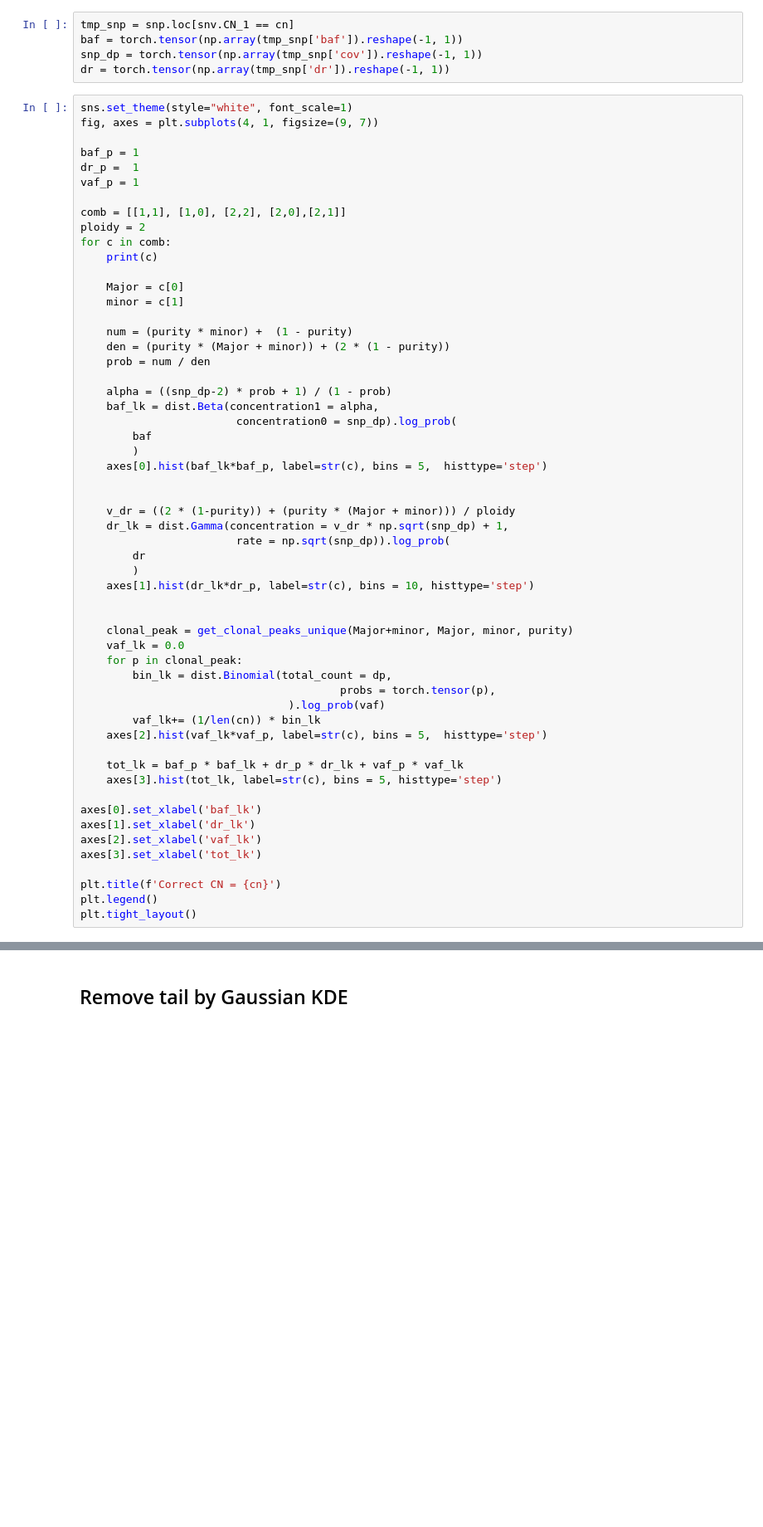
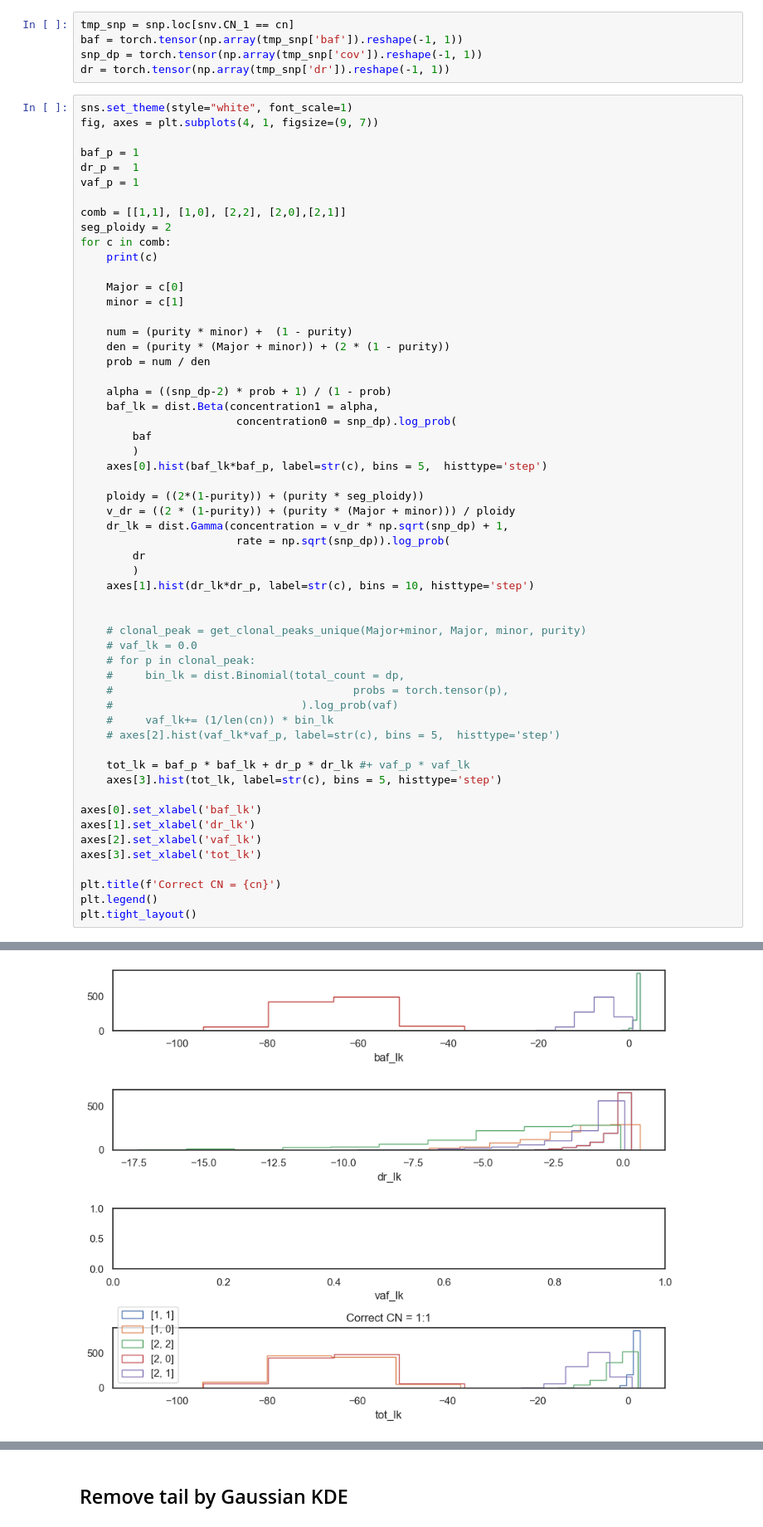
Before and after one commit to valerianilucrezia/utils_locate, a Jupyter notebook: testing/test_vaf.ipynb, the cells around one changed output, grey strips where cells are left out. Shown at 83% size. Drawn from its saved outputs; the diff is of its cells as text; blank space fills up the shorter version.

```diff
--- a/testing/test_vaf.ipynb
+++ b/testing/test_vaf.ipynb
@@ -73,7 +76,7 @@ dr_p =  1
 vaf_p = 1
 
 comb = [[1,1], [1,0], [2,2], [2,0],[2,1]]
-ploidy = 2
+seg_ploidy = 2
 for c in comb:
     print(c)
 
@@ -91,7 +94,7 @@ for c in comb:
         )
     axes[0].hist(baf_lk*baf_p, label=str(c), bins = 5,  histtype='step')
 
-
+    ploidy = ((2*(1-purity)) + (purity * seg_ploidy))
     v_dr = ((2 * (1-purity)) + (purity * (Major + minor))) / ploidy
     dr_lk = dist.Gamma(concentration = v_dr * np.sqrt(snp_dp) + 1,
                         rate = np.sqrt(snp_dp)).log_prob(
@@ -100,16 +103,16 @@ for c in comb:
     axes[1].hist(dr_lk*dr_p, label=str(c), bins = 10, histtype='step')
 
 
-    clonal_peak = get_clonal_peaks_unique(Major+minor, Major, minor, purity)
-    vaf_lk = 0.0
-    for p in clonal_peak:
-        bin_lk = dist.Binomial(total_count = dp,
-                                        probs = torch.tensor(p),
-                                ).log_prob(vaf)
-        vaf_lk+= (1/len(cn)) * bin_lk
-    axes[2].hist(vaf_lk*vaf_p, label=str(c), bins = 5,  histtype='step')
+    # clonal_peak = get_clonal_peaks_unique(Major+minor, Major, minor, purity)
+    # vaf_lk = 0.0
+    # for p in clonal_peak:
+    #     bin_lk = dist.Binomial(total_count = dp,
+    #                                     probs = torch.tensor(p),
+    #                             ).log_prob(vaf)
+    #     vaf_lk+= (1/len(cn)) * bin_lk
+    # axes[2].hist(vaf_lk*vaf_p, label=str(c), bins = 5,  histtype='step')
 
-    tot_lk = baf_p * baf_lk + dr_p * dr_lk + vaf_p * vaf_lk
+    tot_lk = baf_p * baf_lk + dr_p * dr_lk #+ vaf_p * vaf_lk
     axes[3].hist(tot_lk, label=str(c), bins = 5, histtype='step')
 
 axes[0].set_xlabel('baf_lk')
@@ -120,3 +123,4 @@ axes[3].set_xlabel('tot_lk')
 plt.title(f'Correct CN = {cn}')
 plt.legend()
 plt.tight_layout()
+# %% [output]
@@ -123,3 +132,4 @@ plt.tight_layout()
+[figure, added]
 # %%
 sns.set_theme(style="white", font_scale=1)
 fig, axes = plt.subplots(1, 1, figsize=(9, 7))
```
Also changed, not shown: parts of 4 cells of this notebook, 3 other files.
